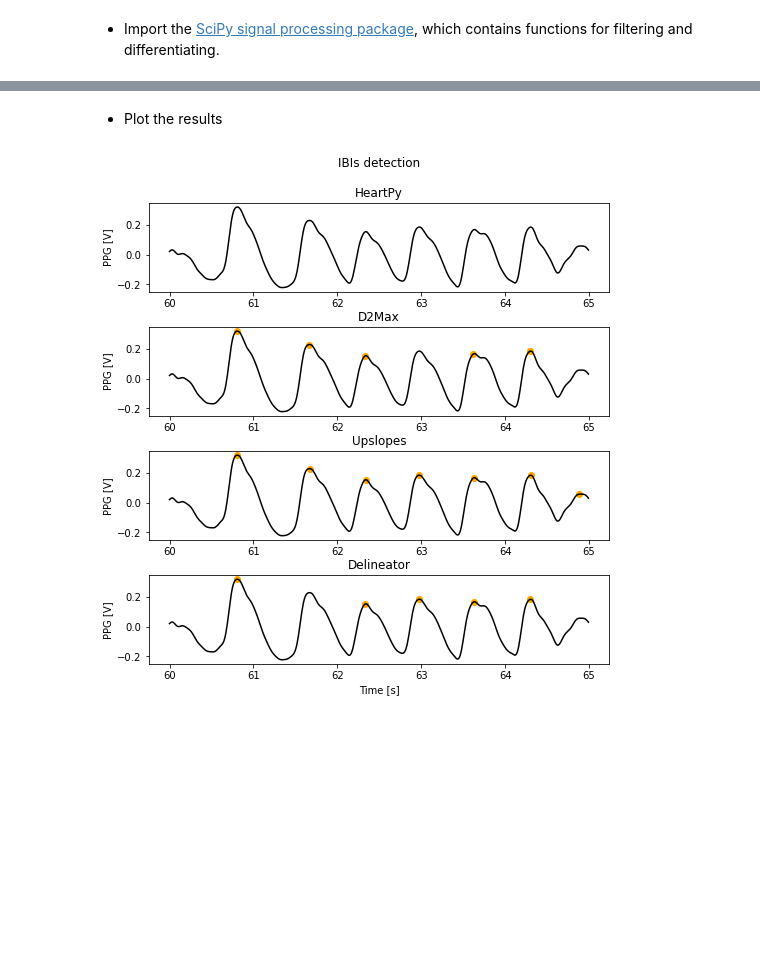
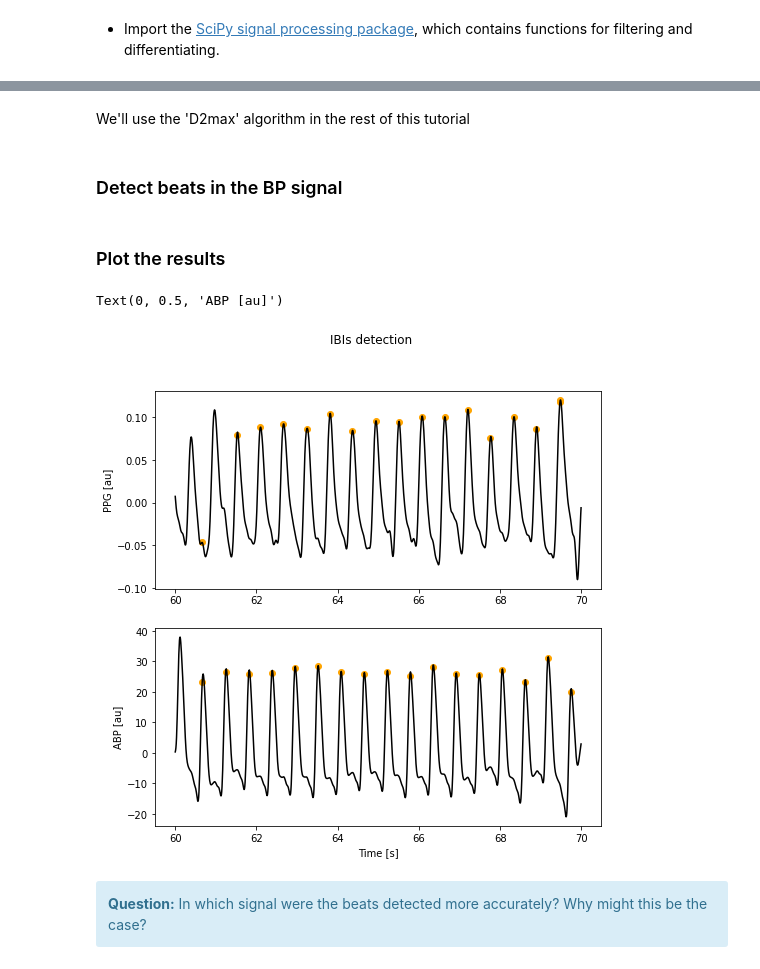
Before and after one commit to wfdb/mimic_wfdb_tutorials, a Jupyter notebook: content/tutorial/notebooks/beat-detection.ipynb, the cells around one changed output, grey strips where cells are left out. Cells and saved outputs as stored; diff of their text form; code cells hidden in the pictures; blank space fills up the shorter version.

```diff
--- a/content/tutorial/notebooks/beat-detection.ipynb
+++ b/content/tutorial/notebooks/beat-detection.ipynb
@@ -72,0 +85,14 @@ ppg = segment_data.p_signal[:,2]
+# %%
+abp_col = []
+ppg_col = []
+for sig_no in range(0,len(segment_data.sig_name)):
+    if "ABP" in segment_data.sig_name[sig_no]:
+        abp_col = sig_no
+    if "PLETH" in segment_data.sig_name[sig_no]:
+        ppg_col = sig_no
+abp = segment_data.p_signal[:,abp_col]
+ppg = segment_data.p_signal[:,ppg_col]
+fs = segment_data.fs
+print("Extracted the ABP signal from column {} of the matrix of waveform data.".format(abp_col))
+print("Extracted the PPG signal from column {} of the matrix of waveform data.".format(ppg_col))
+print("Both are sampled at {} Hz.".format(segment_data.fs))
@@ -1095,2 +171,8 @@ ibis_delineator = pulse_detect(ppg_filt,fs,5,'delineator')
+# %% [markdown]
+We'll use the 'D2max' algorithm in the rest of this tutorial
+# %% [markdown]
+### Detect beats in the BP signal
+# %%
+abp_ibis_d2max = pulse_detect(abp_filt,fs,5,'d2max')
 # %% [markdown]
-- Plot the results
+### Plot the results
@@ -1099,35 +179,20 @@ from matplotlib import pyplot as plt
-# %%
-fig, (ax1,ax2,ax3,ax4) = plt.subplots(4, 1, sharex = False, sharey = False, figsize = (8,8))
-fig.suptitle('IBIs detection')
-
-t = np.arange(start_seconds,(start_seconds + no_seconds_to_load),1.0/fs)
-
-ax1.plot(t, ppg_filt, color = 'black')
-#ax1.scatter(t[0] + ibis_heartpy/fs, ppg_filt[ibis_heartpy], color = 'orange', marker = 'o')
-ax1.set_ylabel('PPG [V]')
-ax1.set_title('HeartPy')
-
-ax2.plot(t, ppg_filt, color = 'black')
-ax2.scatter(t[0] + ibis_d2max/fs, ppg_filt[ibis_d2max], color = 'orange', marker = 'o')
-ax2.set_ylabel('PPG [V]')
-ax2.set_title('D2Max')
-
-ax3.plot(t, ppg_filt, color = 'black')
-ax3.scatter(t[0] + ibis_upslopes/fs, ppg_filt[ibis_upslopes], color = 'orange', marker = 'o')
-ax3.set_ylabel('PPG [V]')
-ax3.set_title('Upslopes')
-
-ax4.plot(t, ppg_filt, color = 'black')
-ax4.scatter(t[0] + ibis_delineator/fs, ppg_filt[ibis_delineator], color = 'orange', marker = 'o')
-ax4.set_xlabel('Time [s]')
-ax4.set_ylabel('PPG [V]')
-ax4.set_title('Delineator')
-
-plt.subplots_adjust(left = 0.1,
-                    bottom = 0.1,
-                    right = 0.9,
-                    top = 0.9,
-                    wspace = 0.4,
-                    hspace = 0.4)
-# %% [output]
-[figure, removed]
+# %%
+from matplotlib import pyplot as plt
+fig, (ax1,ax2) = plt.subplots(2, 1, sharex = False, sharey = False, figsize = (8,8))
+fig.suptitle('IBIs detection')
+
+t = np.arange(start_time,(start_time + no_seconds_to_load),1.0/fs)
+
+ax1.plot(t, ppg_filt, color = 'black')
+ax1.scatter(t[0] + ppg_ibis_d2max/fs, ppg_filt[ppg_ibis_d2max], color = 'orange', marker = 'o')
+ax1.set_ylabel('PPG [au]')
+
+ax2.plot(t, abp_filt, color = 'black')
+ax2.scatter(t[0] + abp_ibis_d2max/fs, abp_filt[abp_ibis_d2max], color = 'orange', marker = 'o')
+ax2.set_xlabel('Time [s]')
+ax2.set_ylabel('ABP [au]')
+# %% [output]
+Text(0, 0.5, 'ABP [au]')
+[figure, added]
+# %% [markdown]
+<div class="alert alert-block alert-info"> <b>Question:</b> In which signal were the beats detected more accurately? Why might this be the case?</div>
```
Also changed, not shown: parts of 56 cells of this notebook, 3 other files.
